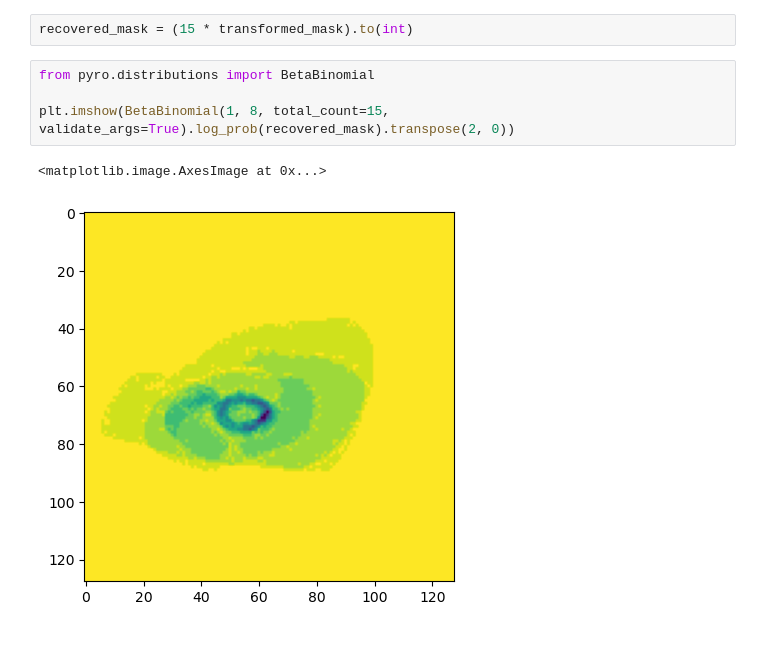
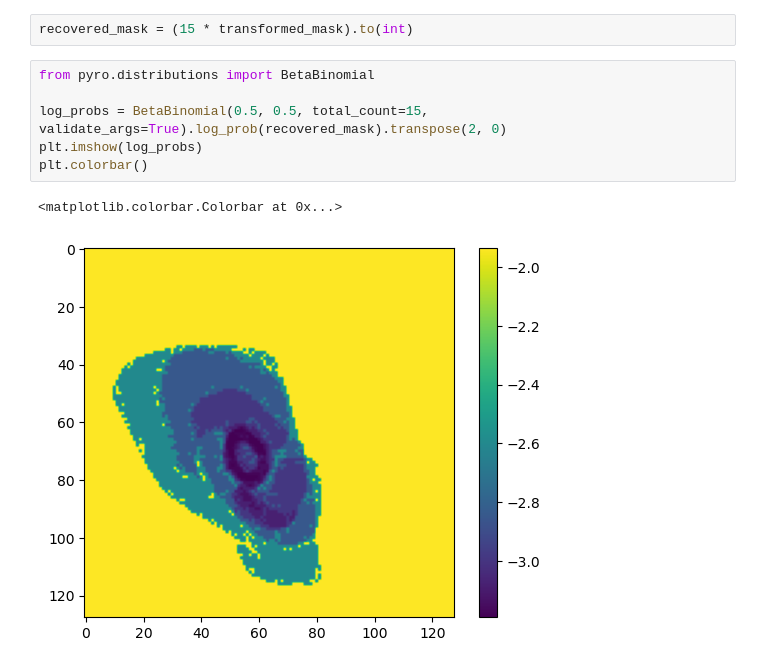
Before and after one commit to mwalmsley/zoobot-3d, a Jupyter notebook: loss_experiments.ipynb, the cells around one changed output. Drawn from its saved outputs; the diff is of its cells as text.

```diff
--- a/loss_experiments.ipynb
+++ b/loss_experiments.ipynb
@@ -76,10 +75,12 @@ recovered_mask = (15 * transformed_mask).to(int)
 # %%
 from pyro.distributions import BetaBinomial
 
-plt.imshow(BetaBinomial(1, 8, total_count=15, validate_args=True).log_prob(recovered_mask).transpose(2, 0))
+log_probs = BetaBinomial(0.5, 0.5, total_count=15, validate_args=True).log_prob(recovered_mask).transpose(2, 0)
+plt.imshow(log_probs)
+plt.colorbar()
 # %% [output]
-<matplotlib.image.AxesImage at 0x...>
+<matplotlib.colorbar.Colorbar at 0x...>
-[figure, old version]
+[figure, new version]
 # %%
 _ = plt.hist(batch['spiral_mask'][0].detach().numpy().flatten(), bins=255)
 # %% [output]
```
Also changed, not shown: parts of 5 cells of this notebook, 2 other files.
